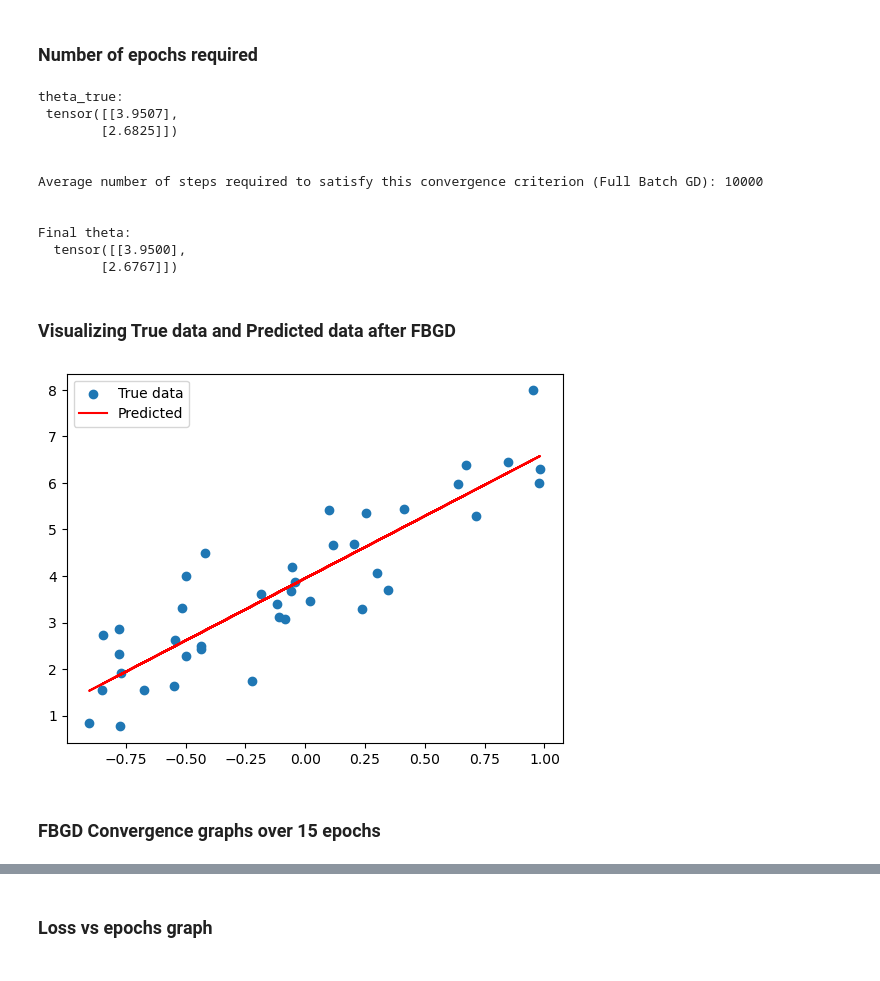
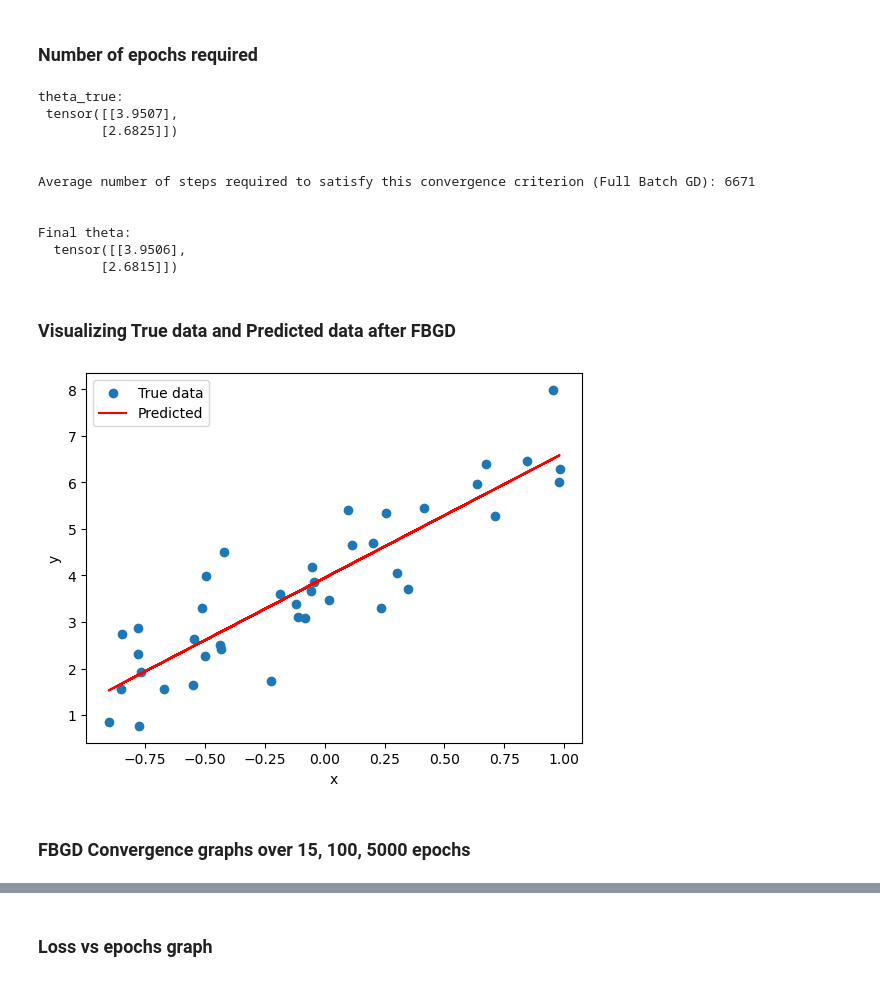
Before and after one commit to SAIGAWALI/Image-Reconstruction-and-Logistic-Regression, a Jupyter notebook: Task1/Part1/main_Part-1.ipynb, the cells around one changed output, grey strips where cells are left out. Cells and saved outputs as stored; diff of their text form; code cells hidden in the pictures.

```diff
--- a/Task1/Part1/main_Part-1.ipynb
+++ b/Task1/Part1/main_Part-1.ipynb
@@ -192,8 +185,9 @@ print("\n")
 
 theta_hist=[]
 loss_hist=[]
-learning_rate=0.001
+learning_rate=0.002
 Epoch=0
+
 while(True):
     Epoch+=1
     theta_old=theta.clone()
@@ -222,23 +216,25 @@ theta_true:
         [2.6825]])
 
 
-Average number of steps required to satisfy this convergence criterion (Full Batch GD): 10000
+Average number of steps required to satisfy this convergence criterion (Full Batch GD): 6671
 
 
 Final theta:
-  tensor([[3.9500],
-        [2.6767]])
+  tensor([[3.9506],
+        [2.6815]])
 # %% [markdown]
 ### Visualizing True data and Predicted data after FBGD
 # %%
 y_pred = x @ theta
 
 plt.scatter(x[:,1].numpy(), y.numpy(), label='True data')  # x[:,1] is original feature
 plt.plot(x[:,1].numpy(), y_pred.detach().numpy(), color='red', label='Predicted')
+plt.xlabel('x')
+plt.ylabel('y')
 plt.legend()
 plt.show()
 # %% [output]
-[figure, old version]
+[figure, new version]
 # %% [markdown]
-### FBGD Convergence graphs over 15 epochs
+### FBGD Convergence graphs over 15, 100, 5000 epochs
 # %%
```
Also changed, not shown: parts of 16 cells of this notebook, 14 other files.
